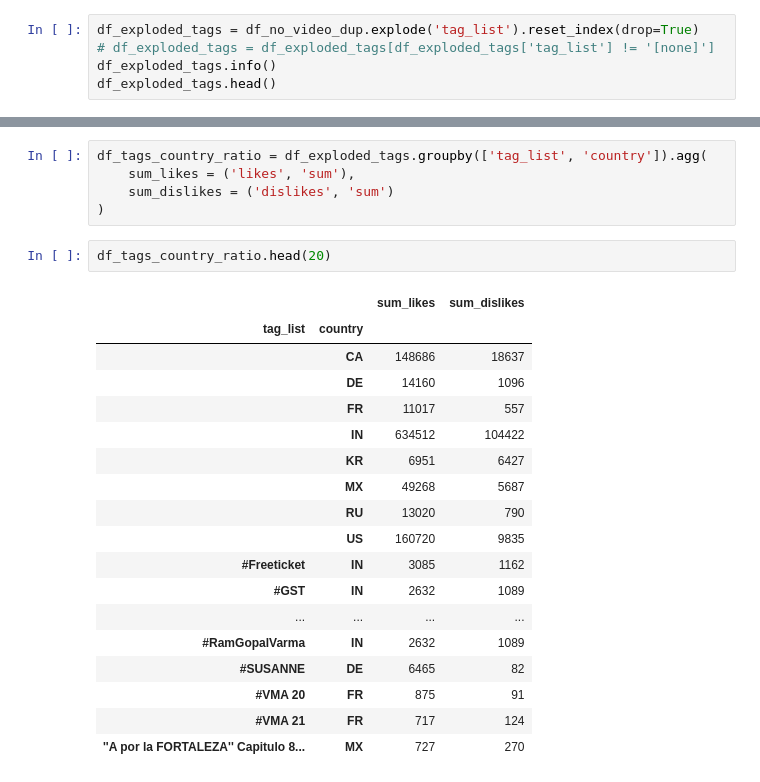
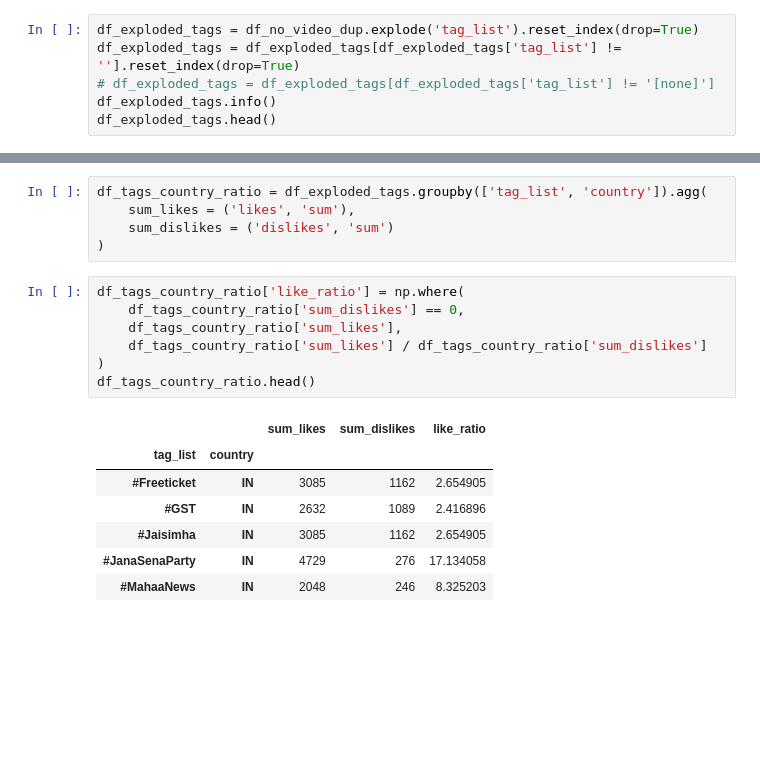
Before and after one commit to MarcoAsturi/CS_project, a Jupyter notebook: analysis.ipynb, the cells around one changed output, grey strips where cells are left out. Saved outputs shown, nothing was run; the diff lists cells and outputs as text; blank space fills up the shorter version.

```diff
--- a/analysis.ipynb
+++ b/analysis.ipynb
@@ -616,6 +616,7 @@ memory usage: 21.6+ MB
 | 4 | OIBG99riACs | 2017-11-14 | TEXTO DIARIO ANIMADO 13 de noviem... | TextoDiarioAnimado | 27 | 2017-11-13T03:57:01.000Z | texto diario|"animado"|"jw.org" | 8090 | 262 | ... |
 # %%
 df_exploded_tags = df_no_video_dup.explode('tag_list').reset_index(drop=True)
+df_exploded_tags = df_exploded_tags[df_exploded_tags['tag_list'] != ''].reset_index(drop=True)
 # df_exploded_tags = df_exploded_tags[df_exploded_tags['tag_list'] != '[none]']
 df_exploded_tags.info()
 df_exploded_tags.head()
@@ -649,23 +650,17 @@ df_tags_country_ratio = df_exploded_tags.groupby(['tag_list', 'country']).agg(
     sum_dislikes = ('dislikes', 'sum')
 )
 # %%
-df_tags_country_ratio.head(20)
+df_tags_country_ratio['like_ratio'] = np.where(
+    df_tags_country_ratio['sum_dislikes'] == 0,
+    df_tags_country_ratio['sum_likes'],
+    df_tags_country_ratio['sum_likes'] / df_tags_country_ratio['sum_dislikes']
+)
+df_tags_country_ratio.head()
 # %% [output]
-|  |  | sum_likes | sum_dislikes |
-| tag_list | country |  |  |
-|  | CA | 148686 | 18637 |
-|  | DE | 14160 | 1096 |
-|  | FR | 11017 | 557 |
-|  | IN | 634512 | 104422 |
-|  | KR | 6951 | 6427 |
-|  | MX | 49268 | 5687 |
-|  | RU | 13020 | 790 |
-|  | US | 160720 | 9835 |
-| #Freeticket | IN | 3085 | 1162 |
-| #GST | IN | 2632 | 1089 |
-| ... | ... | ... | ... |
-| #RamGopalVarma | IN | 2632 | 1089 |
-| #SUSANNE | DE | 6465 | 82 |
-| #VMA 20 | FR | 875 | 91 |
-| #VMA 21 | FR | 717 | 124 |
-| ''A por la FORTALEZA'' Capitulo 8... | MX | 727 | 270 |
+|  |  | sum_likes | sum_dislikes | like_ratio |
+| tag_list | country |  |  |  |
+| #Freeticket | IN | 3085 | 1162 | 2.654905 |
+| #GST | IN | 2632 | 1089 | 2.416896 |
+| #Jaisimha | IN | 3085 | 1162 | 2.654905 |
+| #JanaSenaParty | IN | 4729 | 276 | 17.134058 |
+| #MahaaNews | IN | 2048 | 246 | 8.325203 |
```
Also changed, not shown: parts of 4 cells of this notebook.
